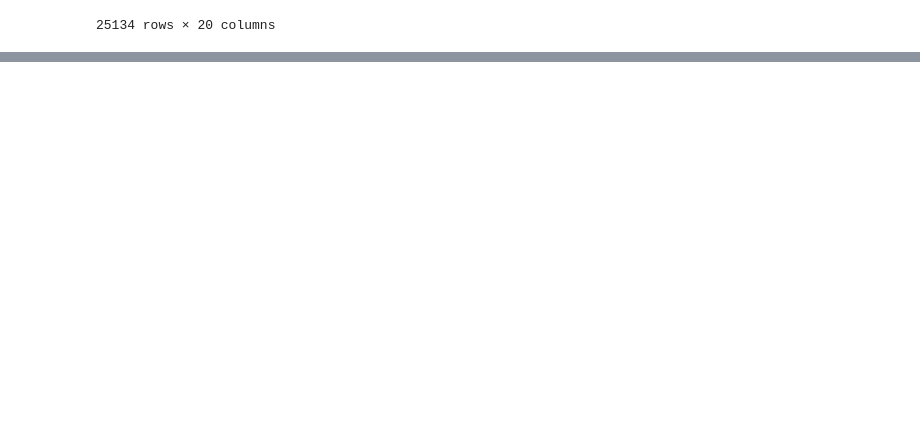
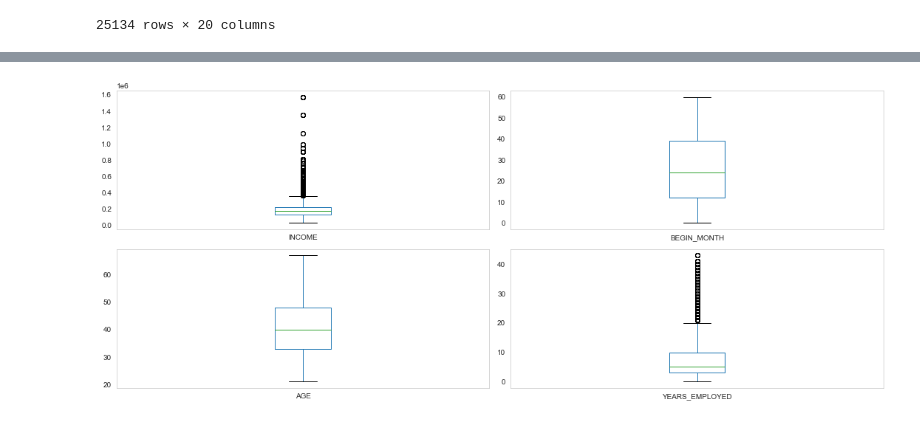
Before and after one commit to Pehu2906/Imbalanced-Data-Analysis, a Jupyter notebook: Credit Card Fraud Detection/Analysis & Pre Processing.ipynb, the cells around one changed output, grey strips where cells are left out. Drawn from its saved outputs; the diff is of its cells as text; code cells hidden in the pictures; blank space fills up the shorter version.

```diff
--- a/Credit Card Fraud Detection/Analysis & Pre Processing.ipynb
+++ b/Credit Card Fraud Detection/Analysis & Pre Processing.ipynb
@@ -32,0 +128,11 @@ data
+# %%
+data.drop(columns={"ID"},inplace=True,axis=1)
+# %%
+data.drop(columns={"Unnamed: 0"},inplace=True,axis=1)
+# %%
+#all the categorical columns with their values -
+cols=data.describe(include="O").columns
+for i in cols:
+    print("Distinct_values :\n 'column_name' =",i)
+    print(data[i].unique())
+    print("")
@@ -32,0 +157,15 @@ data
+# %%
+#Detecting Outliers
+#these columns have continuous values other are having discrete entries
+cont=data[["INCOME","BEGIN_MONTH","AGE","YEARS_EMPLOYED"]]
+# %%
+#Using Boxplot to detect the outliers-
+plt.figure(figsize=(15,12))
+
+for i ,col in enumerate(list(cont.columns)):
+    plt.subplot(4,2,i+1)
+    cont.boxplot(col)
+    plt.grid()
+    plt.tight_layout()
+# %% [output]
+[figure, added]
```
Also changed, not shown: parts of 47 cells of this notebook, 1 other file.
